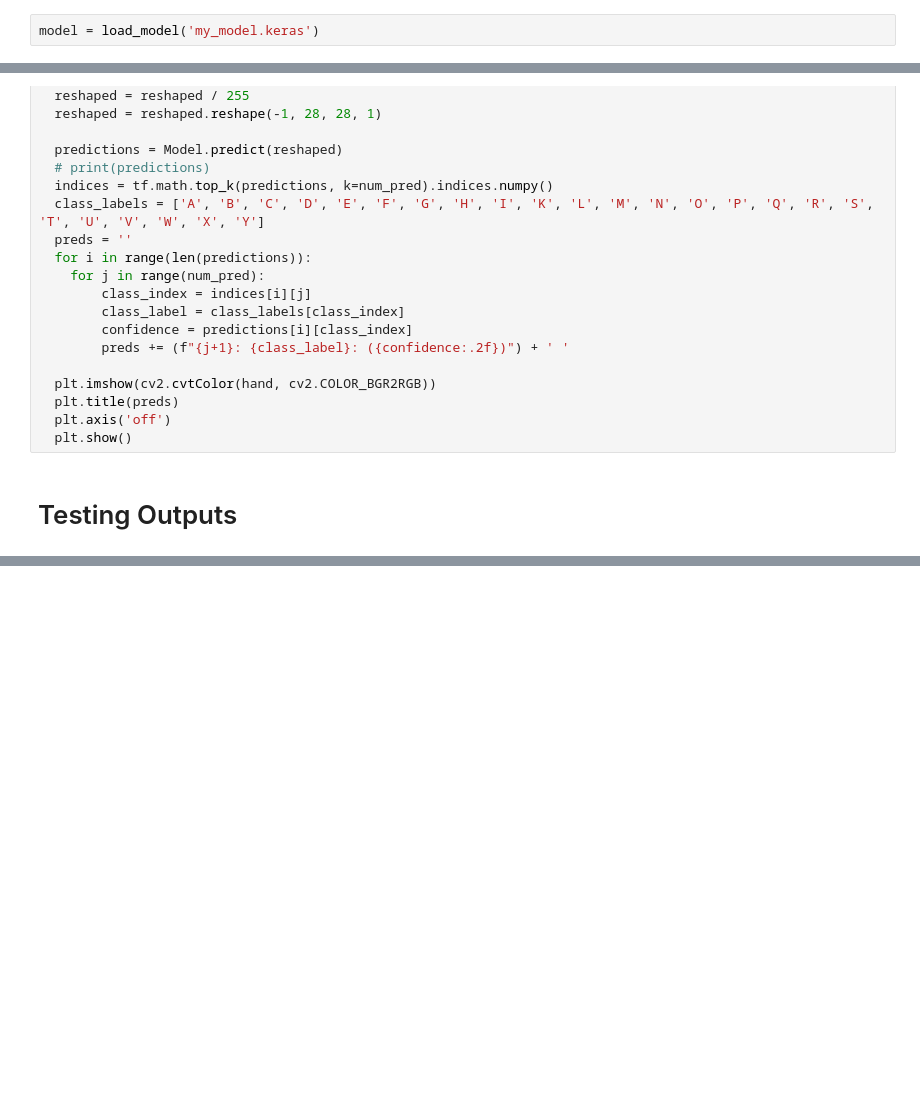
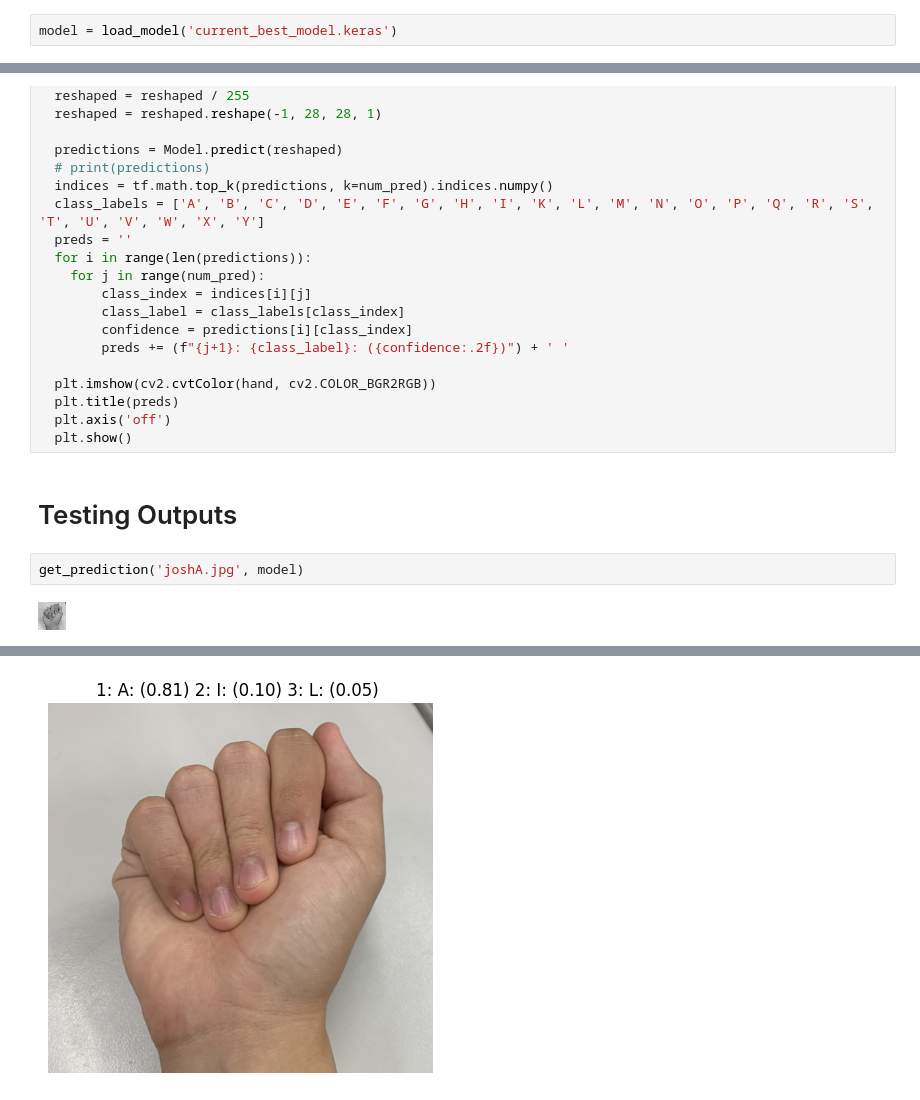
Before and after one commit to joestrada1022/ASL_CNN_Model, a Jupyter notebook: ASL_Model.ipynb, the cells around one changed output, grey strips where cells are left out. Cells and saved outputs as stored; diff of their text form; blank space fills up the shorter version.

```diff
--- a/ASL_Model.ipynb
+++ b/ASL_Model.ipynb
@@ -354,7 +347,7 @@ Downloading...
 From: https://drive.google.com/uc?id=1l0E3Umq6xatOaXcbSi0ueQoGG9TE8h09
 To: /content/my_model.keras
 # %%
-model = load_model('my_model.keras')
+model = load_model('current_best_model.keras')
 # %%
 (testing_loss, testing_accuracy)=model.evaluate(xTest,yTest,batch_size=128)
 print(f"Testing Loss: {testing_loss:.4f}, Testing Accuracy: {testing_accuracy:.4f}")
@@ -392,3 +385,7 @@ def get_prediction(image_path: str, Model, num_pred: int = 3):
   plt.show()
 # %% [markdown]
 # Testing Outputs
+# %%
+get_prediction('joshA.jpg', model)
+# %% [output]
+[figure, added]
@@ -394,0 +393 @@ def get_prediction(image_path: str, Model, num_pred: int = 3):
+[figure, added]
```
Also changed, not shown: parts of 16 cells of this notebook.
